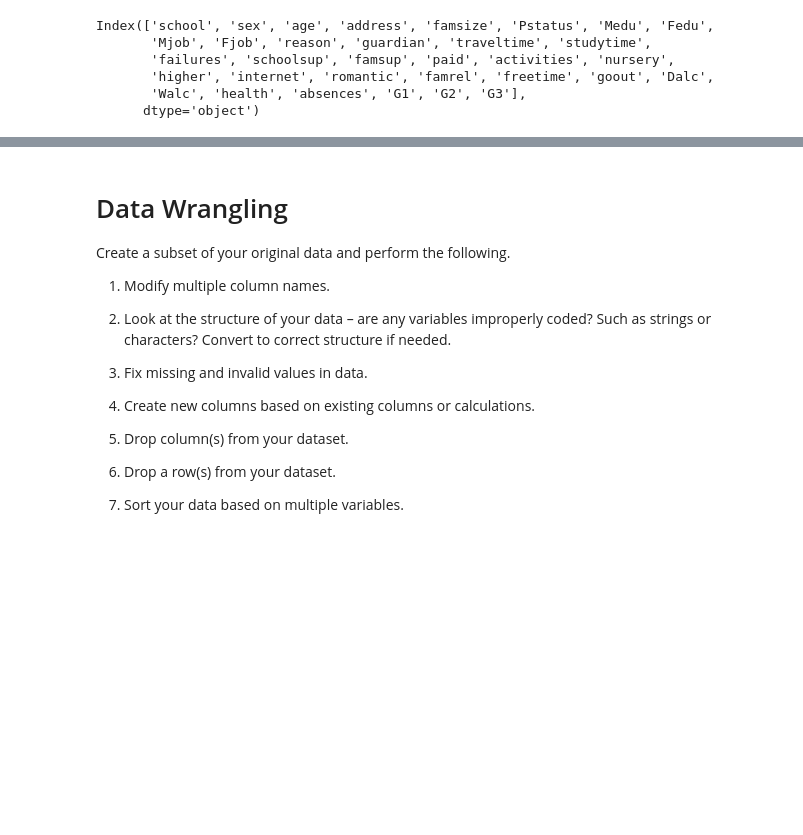
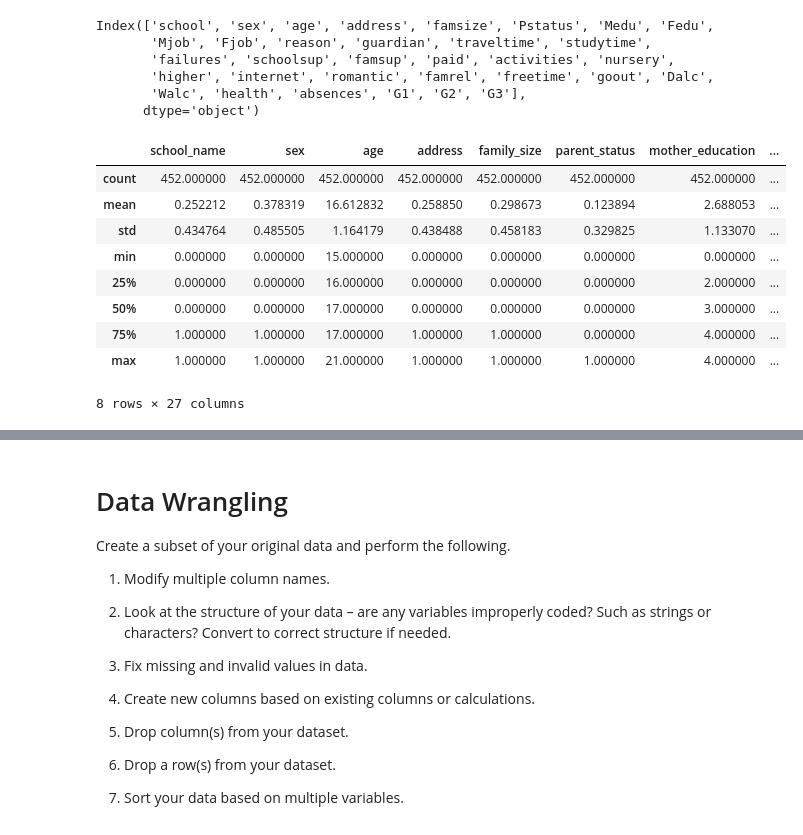
Before and after one commit to mehreengillani/Data602, a Jupyter notebook: 07_assignment.ipynb, the cells around one changed output, grey strips where cells are left out. Cells and saved outputs as stored; diff of their text form; code cells hidden in the pictures; blank space fills up the shorter version.

```diff
--- a/07_assignment.ipynb
+++ b/07_assignment.ipynb
@@ -133,3 +145,16 @@ Index(['school', 'sex', 'age', 'address', 'famsize', 'Pstatus', 'Medu', 'Fedu',
        'higher', 'internet', 'romantic', 'famrel', 'freetime', 'goout', 'Dalc',
        'Walc', 'health', 'absences', 'G1', 'G2', 'G3'],
       dtype='object')
+# %%
+student_performance_df.describe()
+# %% [output]
+|  | school_name | sex | age | address | family_size | parent_status | mother_education | ... |
+| count | 452.000000 | 452.000000 | 452.000000 | 452.000000 | 452.000000 | 452.000000 | 452.000000 | ... |
+| mean | 0.252212 | 0.378319 | 16.612832 | 0.258850 | 0.298673 | 0.123894 | 2.688053 | ... |
+| std | 0.434764 | 0.485505 | 1.164179 | 0.438488 | 0.458183 | 0.329825 | 1.133070 | ... |
+| min | 0.000000 | 0.000000 | 15.000000 | 0.000000 | 0.000000 | 0.000000 | 0.000000 | ... |
+| 25% | 0.000000 | 0.000000 | 16.000000 | 0.000000 | 0.000000 | 0.000000 | 2.000000 | ... |
+| 50% | 0.000000 | 0.000000 | 17.000000 | 0.000000 | 0.000000 | 0.000000 | 3.000000 | ... |
+| 75% | 1.000000 | 1.000000 | 17.000000 | 1.000000 | 1.000000 | 0.000000 | 4.000000 | ... |
+| max | 1.000000 | 1.000000 | 21.000000 | 1.000000 | 1.000000 | 1.000000 | 4.000000 | ... |
+8 rows × 27 columns
```
Also changed, not shown: parts of 21 cells of this notebook.
